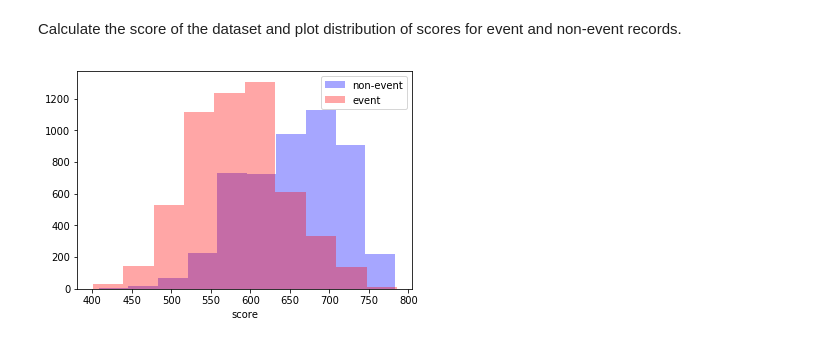
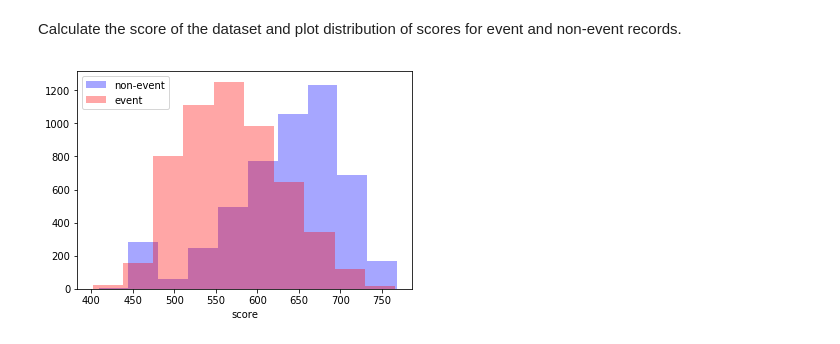
Before and after one commit to guillermo-navas-palencia/optbinning, a Jupyter notebook: doc/source/tutorials/tutorial_scorecard_binary_target.ipynb, the cells around one changed output. Saved outputs shown, nothing was run; the diff lists cells and outputs as text; code cells hidden in the pictures.

Commit message:
Update scorecard tutorials

```diff
--- a/doc/source/tutorials/tutorial_scorecard_binary_target.ipynb
+++ b/doc/source/tutorials/tutorial_scorecard_binary_target.ipynb
@@ -18,6 +18,7 @@ Download the dataset from the link above and load it.
 df = pd.read_csv("data/FICO_challenge/heloc_dataset_v1.csv", sep=",")
 # %%
 variable_names = list(df.columns[1:])
+X = df[variable_names]
 # %% [markdown]
 Transform the categorical dichotomic target variable into numerical.
 # %%
@@ -66,9 +65,9 @@ estimator = LogisticRegression(solver="lbfgs")
 # %% [markdown]
 Finally, we instantiate a ``Scorecard`` class with the target name, a binning process object, and an estimator. In addition, we want to apply a scaling method to the scorecard points.
 # %%
-scorecard = Scorecard(target=target, binning_process=binning_process,
+scorecard = Scorecard(binning_process=binning_process,
                       estimator=estimator, scaling_method="min_max",
                       scaling_method_params={"min": 300, "max": 850})
 # %%
-scorecard.fit(df)
+scorecard.fit(X, y)
 # %% [output]
@@ -181,13 +180,13 @@ plot_ks(df[target], y_pred)
 # %% [markdown]
 Calculate the score of the dataset and plot distribution of scores for event and non-event records.
 # %%
-score = scorecard.score(df)
+score = scorecard.score(X)
 # %%
-mask = df[target] == 0
+mask = y == 0
 plt.hist(score[mask], label="non-event", color="b", alpha=0.35)
 plt.hist(score[~mask], label="event", color="r", alpha=0.35)
 plt.xlabel("score")
 plt.legend()
 plt.show()
 # %% [output]
-[figure, old version]
+[figure, new version]
```
Also changed, not shown: parts of 9 cells of this notebook, 4 other files.
